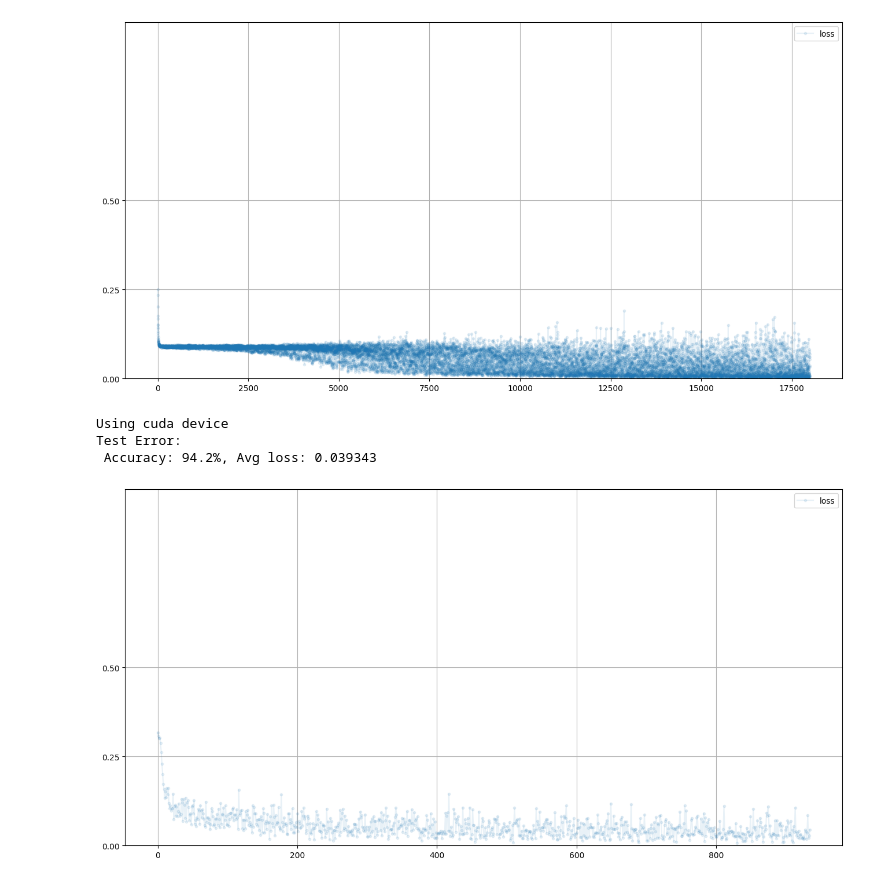
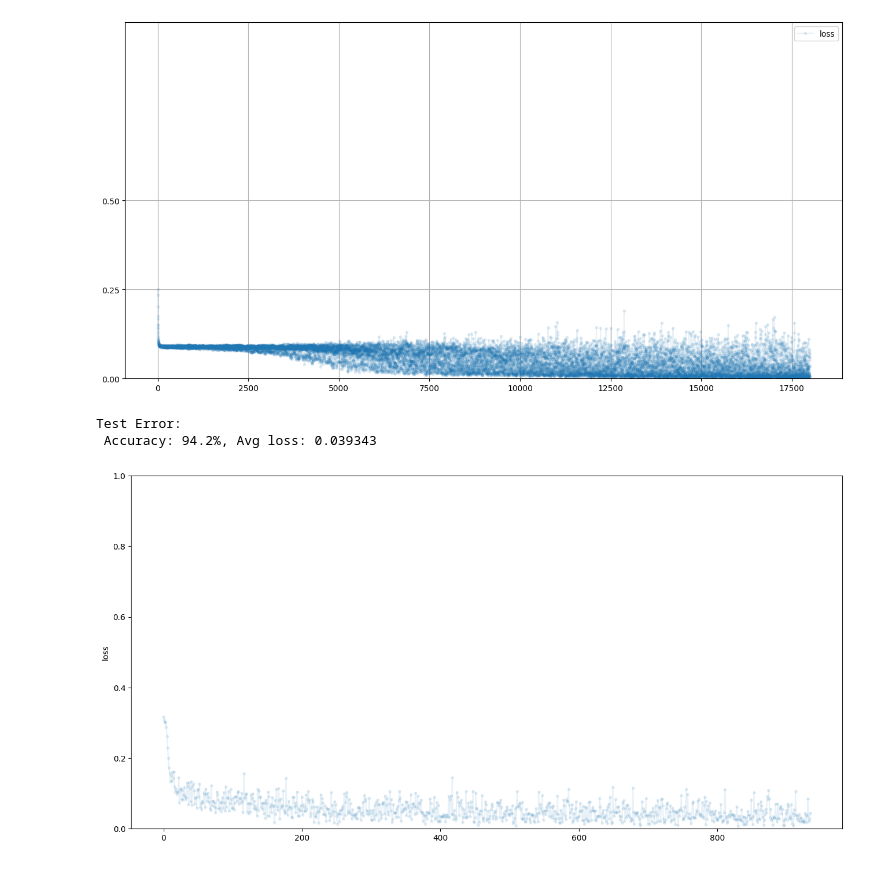
Before and after one commit to a358003542/ipynb_notebook, a Jupyter notebook: neural_network/multilayer_perceptron.ipynb, the cells around one changed output. Cells and saved outputs as stored; diff of their text form; code cells hidden in the pictures.

```diff
--- a/neural_network/multilayer_perceptron.ipynb
+++ b/neural_network/multilayer_perceptron.ipynb
@@ -43,11 +43,11 @@ Test Error:
 [figure]
 # %%
 from pywander.models import load_model
+_,ax = plt.subplots(figsize=(16, 8))
 model = load_model( 'mnist', 'simple_mlp2.pkl')
-model.plot_progress()
+model.plot_progress(ax=ax, alpha=0.1)
 model.test_batch(test_dataloader)
 # %% [output]
-Using cuda device
 Test Error:
  Accuracy: 94.2%, Avg loss: 0.039343
-[figure, old version]
+[figure, new version]
```
Also changed, not shown: 5 other files.
